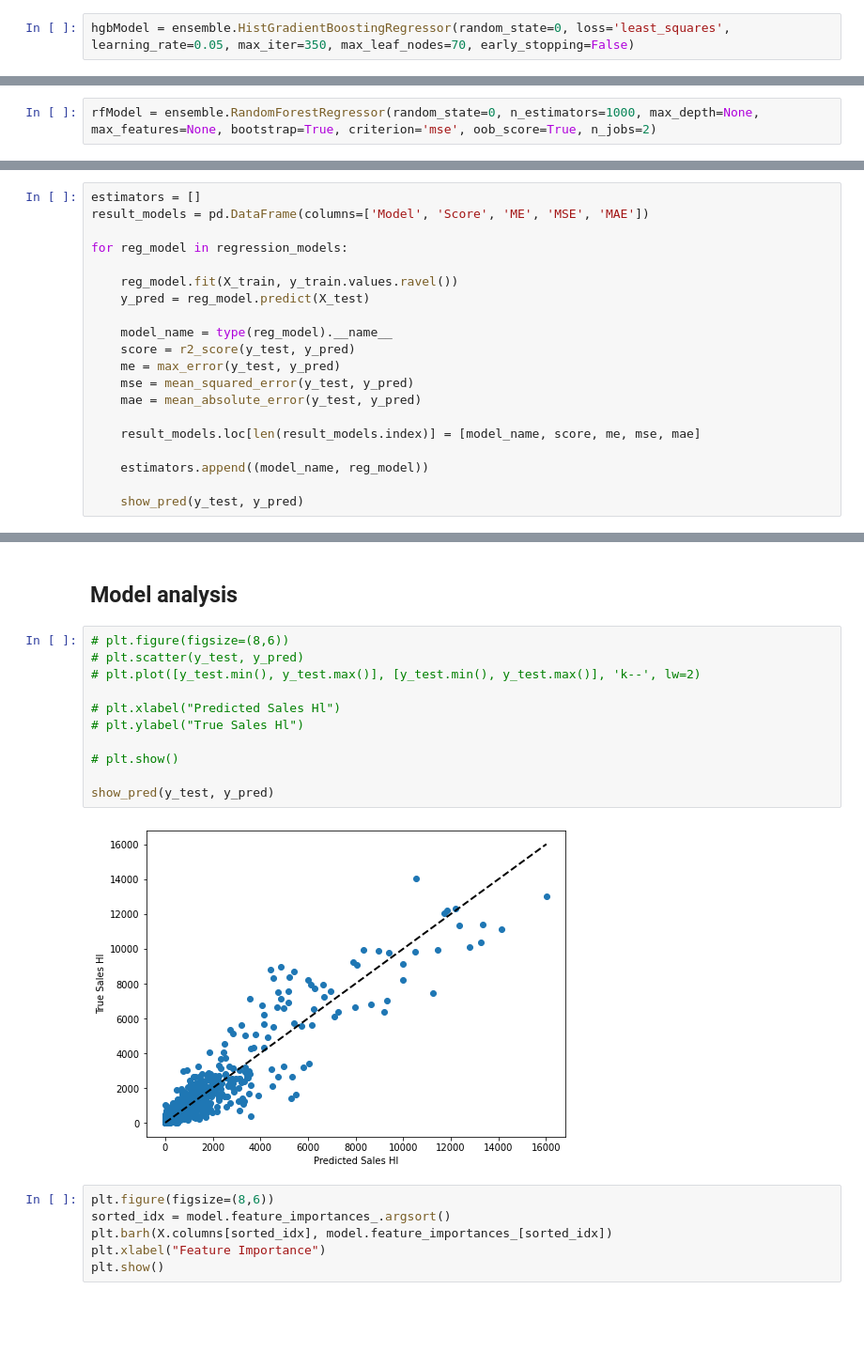
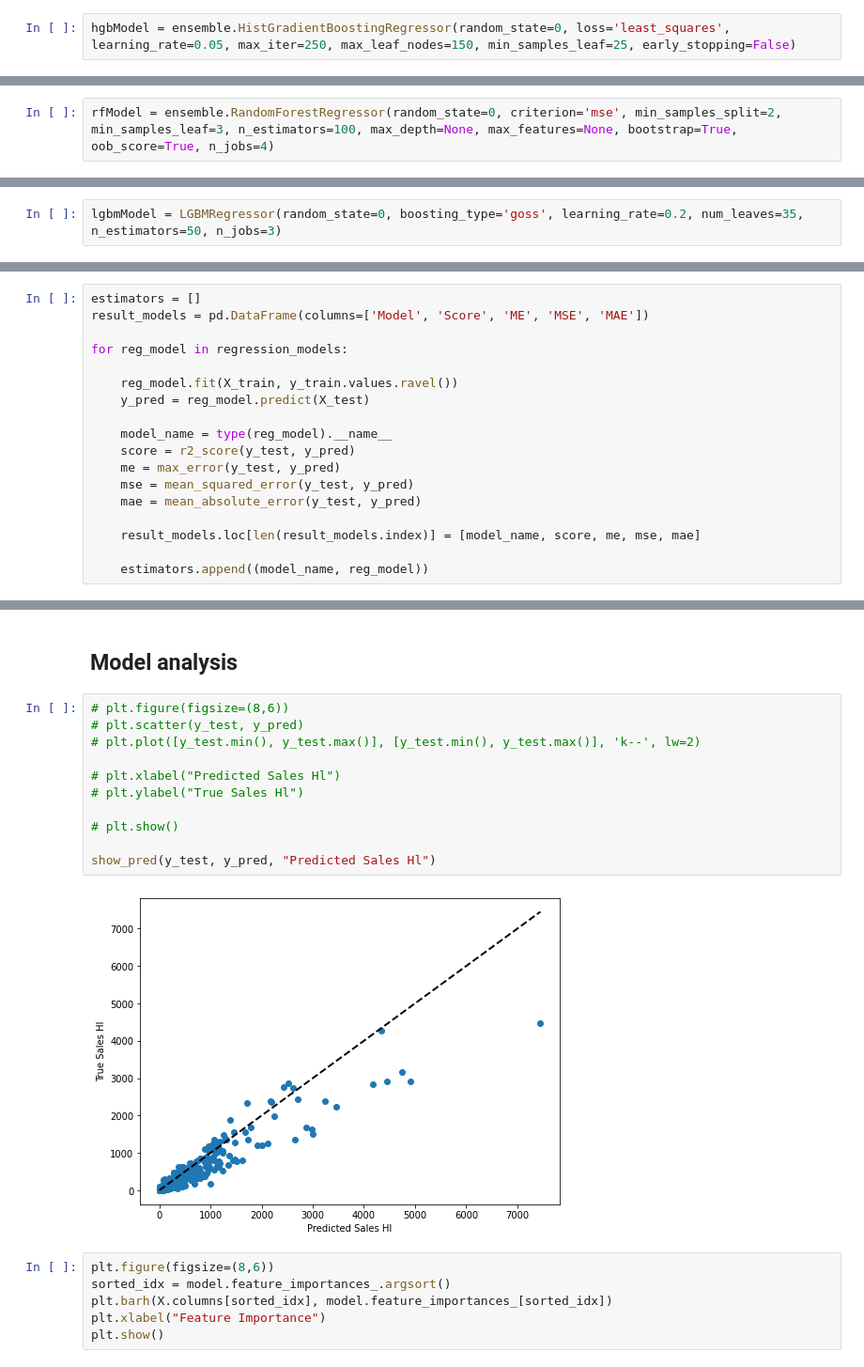
Before and after one commit to kohlicekjan/forecasting-beer-sales-ml, a Jupyter notebook: main.ipynb, the cells around one changed output, grey strips where cells are left out. Shown at 94% size. Saved outputs shown, nothing was run; the diff lists cells and outputs as text; blank space fills up the shorter version.

Commit message:
Optimalization HistGradientBoostingRegressor and RandomForestRegressor

```diff
--- a/main.ipynb
+++ b/main.ipynb
@@ -612,7 +612,7 @@ X_test = scaler.transform(X_test)
 # %% [markdown]
 ### HistGradientBoostingRegressor
 # %%
-hgbModel = ensemble.HistGradientBoostingRegressor(random_state=0, loss='least_squares', learning_rate=0.05, max_iter=350, max_leaf_nodes=70, early_stopping=False)
+hgbModel = ensemble.HistGradientBoostingRegressor(random_state=0, loss='least_squares', learning_rate=0.05, max_iter=250, max_leaf_nodes=150, min_samples_leaf=25, early_stopping=False)
 # %% [markdown]
 ### MLPRegressor
 # %%
@@ -620,7 +620,7 @@ mlpModel = neural_network.MLPRegressor(random_state=0, activation='relu', solver
 # %% [markdown]
 ### RandomForestRegressor
 # %%
-rfModel = ensemble.RandomForestRegressor(random_state=0, n_estimators=1000, max_depth=None, max_features=None, bootstrap=True, criterion='mse', oob_score=True, n_jobs=2)
+rfModel = ensemble.RandomForestRegressor(random_state=0, criterion='mse', min_samples_split=2, min_samples_leaf=3, n_estimators=100, max_depth=None, max_features=None, bootstrap=True, oob_score=True, n_jobs=4)
 # %% [markdown]
 ### XGBRegressor
 # %%
@@ -636,3 +634,5 @@ lgbmModel = LGBMRegressor(n_jobs=3)
+# %%
+lgbmModel = LGBMRegressor(random_state=0, boosting_type='goss', learning_rate=0.2, num_leaves=35, n_estimators=50, n_jobs=3)
 # %%
 #lModel = linear_model.Lasso(random_state=0, selection='random')
 # %%
@@ -691,5 +691,3 @@ for reg_model in regression_models:
     result_models.loc[len(result_models.index)] = [model_name, score, me, mse, mae]
 
     estimators.append((model_name, reg_model))
-
-    show_pred(y_test, y_pred)
@@ -850,16 +862,16 @@ Mean absolute percentage error regression loss: 334373986254886.6875
 # %%
 # plt.figure(figsize=(8,6))
 # plt.scatter(y_test, y_pred)
 # plt.plot([y_test.min(), y_test.max()], [y_test.min(), y_test.max()], 'k--', lw=2)
 
 # plt.xlabel("Predicted Sales Hl")
 # plt.ylabel("True Sales Hl")
 
 # plt.show()
 
-show_pred(y_test, y_pred)
+show_pred(y_test, y_pred, "Predicted Sales Hl")
 # %% [output]
-[figure, old version]
+[figure, new version]
 # %%
 plt.figure(figsize=(8,6))
 sorted_idx = model.feature_importances_.argsort()
```
Also changed, not shown: parts of 10 cells of this notebook, 3 other files.
